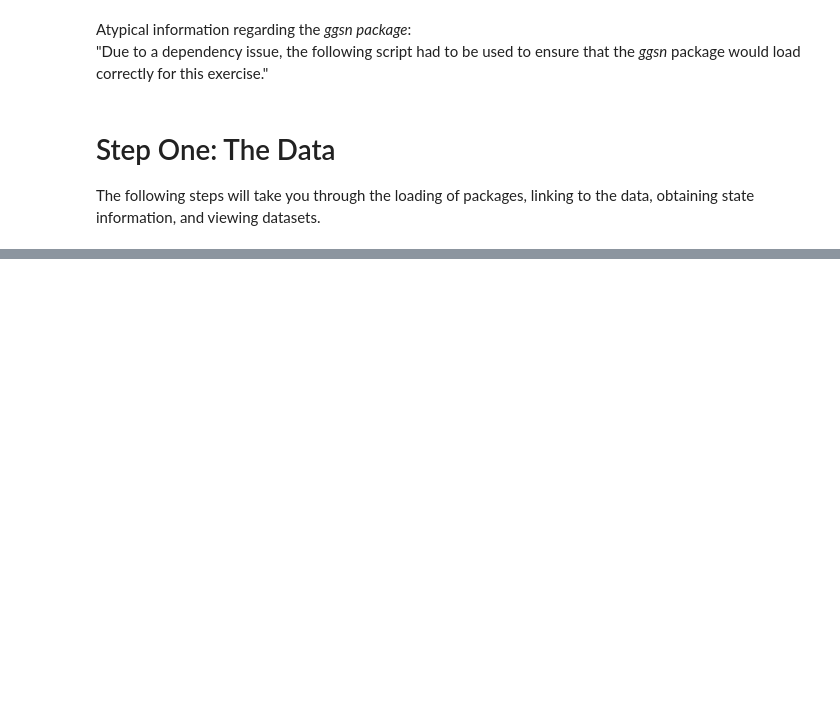
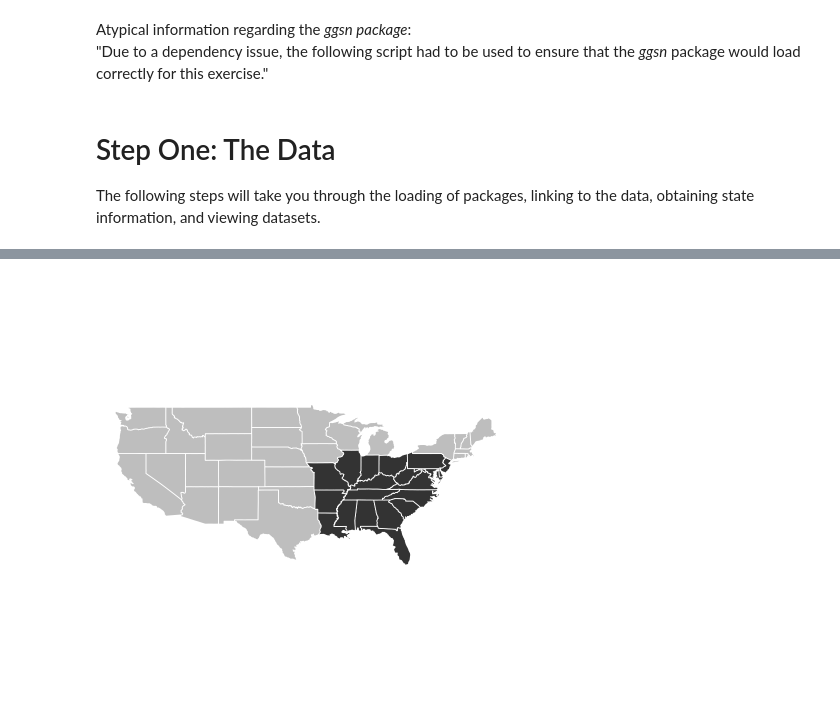
Before and after one commit to chrismgentry/GIS1-Exercise-4, a Jupyter notebook: GIS1_EX4.ipynb, the cells around one changed output, grey strips where cells are left out. Drawn from its saved outputs; the diff is of its cells as text; code cells hidden in the pictures; blank space fills up the shorter version.

```diff
--- a/GIS1_EX4.ipynb
+++ b/GIS1_EX4.ipynb
@@ -22,0 +78,10 @@ The following steps will take you through the loading of packages, linking to th
+# %%
+us <- map_data('state')
+
+ggplot() +
+  geom_polygon(data = us, aes(x=long, y=lat, group=group), color = "white", fill = "gray") +
+  geom_polygon(data = states, aes(x=long, y=lat, group=group), color = "white") +
+  coord_fixed() +
+  theme_void()
+# %% [output]
+[figure, added]
```
Also changed, not shown: parts of 50 cells of this notebook, 2 other files.
